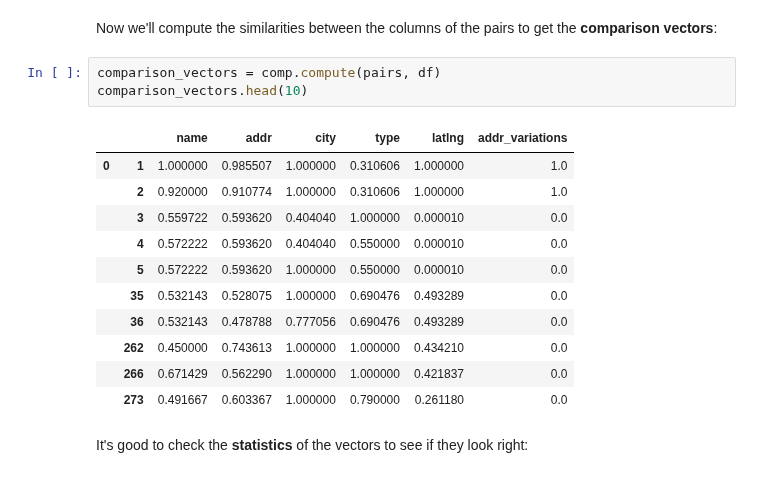
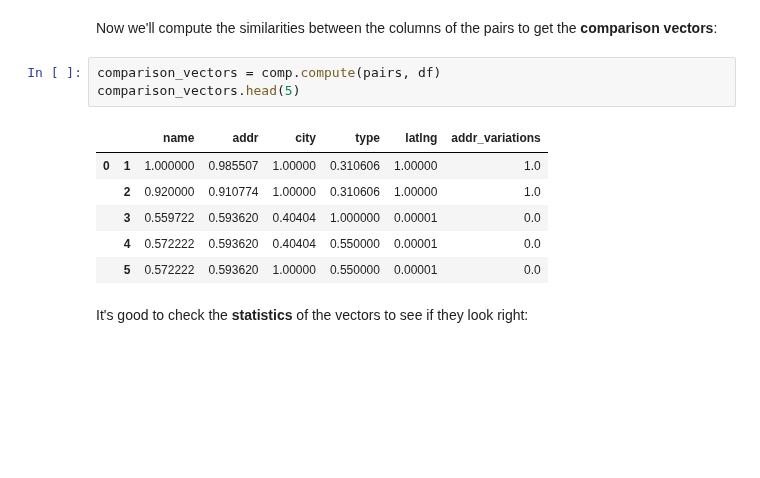
Before and after one commit to vintasoftware/deduplication-slides, a Jupyter notebook: slides.ipynb, the cells around one changed output. Saved outputs shown, nothing was run; the diff lists cells and outputs as text; blank space fills up the shorter version.

```diff
--- a/slides.ipynb
+++ b/slides.ipynb
@@ -820,19 +766,14 @@ For more details on the different similarity functions you can use, check Christ
 Now we'll compute the similarities between the columns of the pairs to get the **comparison vectors**:
 # %%
 comparison_vectors = comp.compute(pairs, df)
-comparison_vectors.head(10)
+comparison_vectors.head(5)
 # %% [output]
 |  |  | name | addr | city | type | latlng | addr_variations |
-| 0 | 1 | 1.000000 | 0.985507 | 1.000000 | 0.310606 | 1.000000 | 1.0 |
-|  | 2 | 0.920000 | 0.910774 | 1.000000 | 0.310606 | 1.000000 | 1.0 |
-|  | 3 | 0.559722 | 0.593620 | 0.404040 | 1.000000 | 0.000010 | 0.0 |
-|  | 4 | 0.572222 | 0.593620 | 0.404040 | 0.550000 | 0.000010 | 0.0 |
-|  | 5 | 0.572222 | 0.593620 | 1.000000 | 0.550000 | 0.000010 | 0.0 |
-|  | 35 | 0.532143 | 0.528075 | 1.000000 | 0.690476 | 0.493289 | 0.0 |
-|  | 36 | 0.532143 | 0.478788 | 0.777056 | 0.690476 | 0.493289 | 0.0 |
-|  | 262 | 0.450000 | 0.743613 | 1.000000 | 1.000000 | 0.434210 | 0.0 |
-|  | 266 | 0.671429 | 0.562290 | 1.000000 | 1.000000 | 0.421837 | 0.0 |
-|  | 273 | 0.491667 | 0.603367 | 1.000000 | 0.790000 | 0.261180 | 0.0 |
+| 0 | 1 | 1.000000 | 0.985507 | 1.00000 | 0.310606 | 1.00000 | 1.0 |
+|  | 2 | 0.920000 | 0.910774 | 1.00000 | 0.310606 | 1.00000 | 1.0 |
+|  | 3 | 0.559722 | 0.593620 | 0.40404 | 1.000000 | 0.00001 | 0.0 |
+|  | 4 | 0.572222 | 0.593620 | 0.40404 | 0.550000 | 0.00001 | 0.0 |
+|  | 5 | 0.572222 | 0.593620 | 1.00000 | 0.550000 | 0.00001 | 0.0 |
 # %% [markdown]
 It's good to check the **statistics** of the vectors to see if they look right:
 # %%
```
Also changed, not shown: parts of 98 cells of this notebook, 5 other files.
